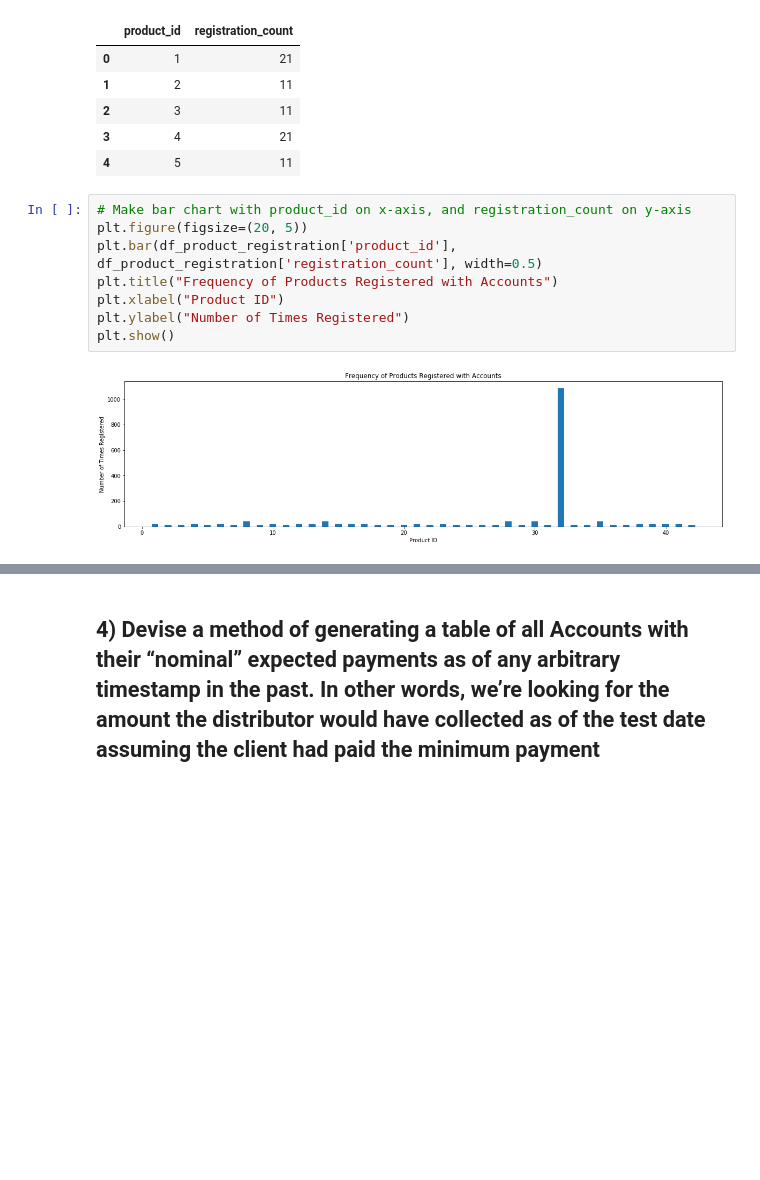
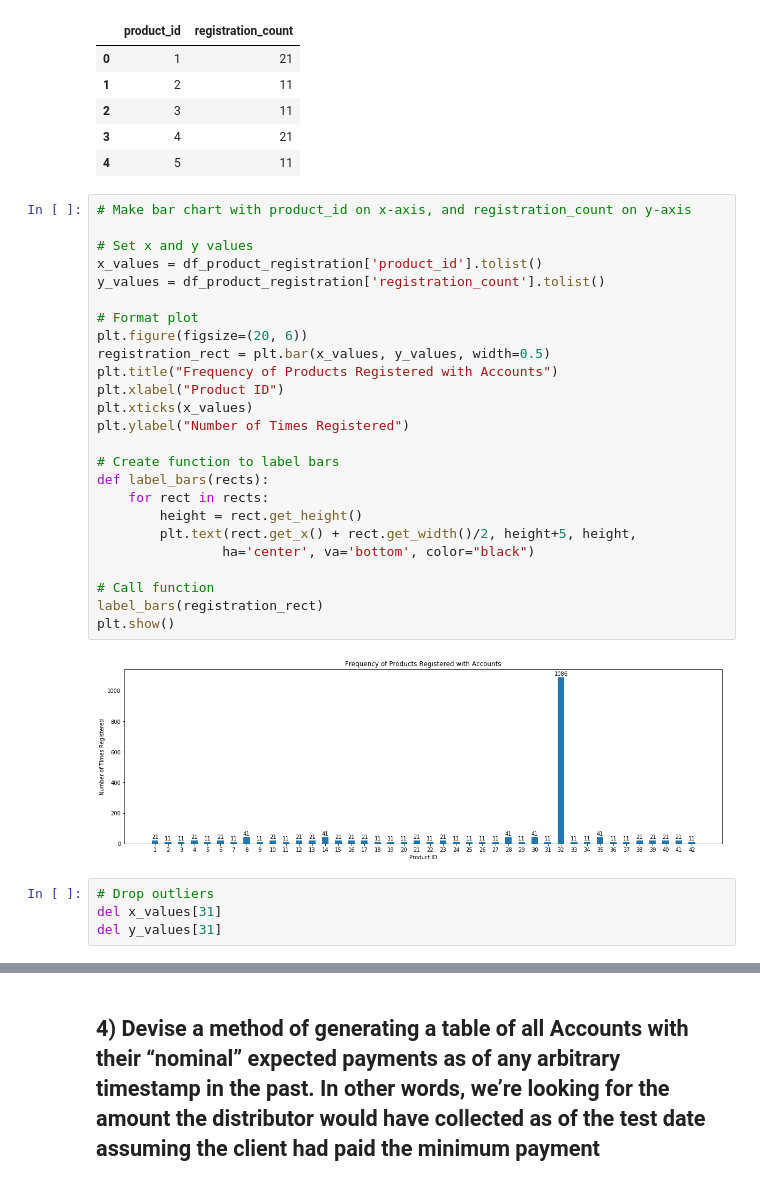
Before and after one commit to lorijta92/payg-solar, a Jupyter notebook: Notebooks/q1_4.ipynb, the cells around one changed output, grey strips where cells are left out. Saved outputs shown, nothing was run; the diff lists cells and outputs as text; blank space fills up the shorter version.

Commit message:
format bars

```diff
--- a/Notebooks/q1_4.ipynb
+++ b/Notebooks/q1_4.ipynb
@@ -47,12 +47,33 @@ df_product_registration.head()
 | 4 | 5 | 11 |
 # %%
 # Make bar chart with product_id on x-axis, and registration_count on y-axis
-plt.figure(figsize=(20, 5))
-plt.bar(df_product_registration['product_id'], df_product_registration['registration_count'], width=0.5)
+
+# Set x and y values
+x_values = df_product_registration['product_id'].tolist()
+y_values = df_product_registration['registration_count'].tolist()
+
+# Format plot
+plt.figure(figsize=(20, 6))
+registration_rect = plt.bar(x_values, y_values, width=0.5)
 plt.title("Frequency of Products Registered with Accounts")
 plt.xlabel("Product ID")
+plt.xticks(x_values)
 plt.ylabel("Number of Times Registered")
+
+# Create function to label bars
+def label_bars(rects):
+    for rect in rects:
+        height = rect.get_height()
+        plt.text(rect.get_x() + rect.get_width()/2, height+5, height,
+                ha='center', va='bottom', color="black")
+
+# Call function
+label_bars(registration_rect)
 plt.show()
 # %% [output]
-[figure, old version]
+[figure, new version]
+# %%
+# Drop outliers
+del x_values[31]
+del y_values[31]
 # %%
```
Also changed, not shown: parts of 1 cell of this notebook.
